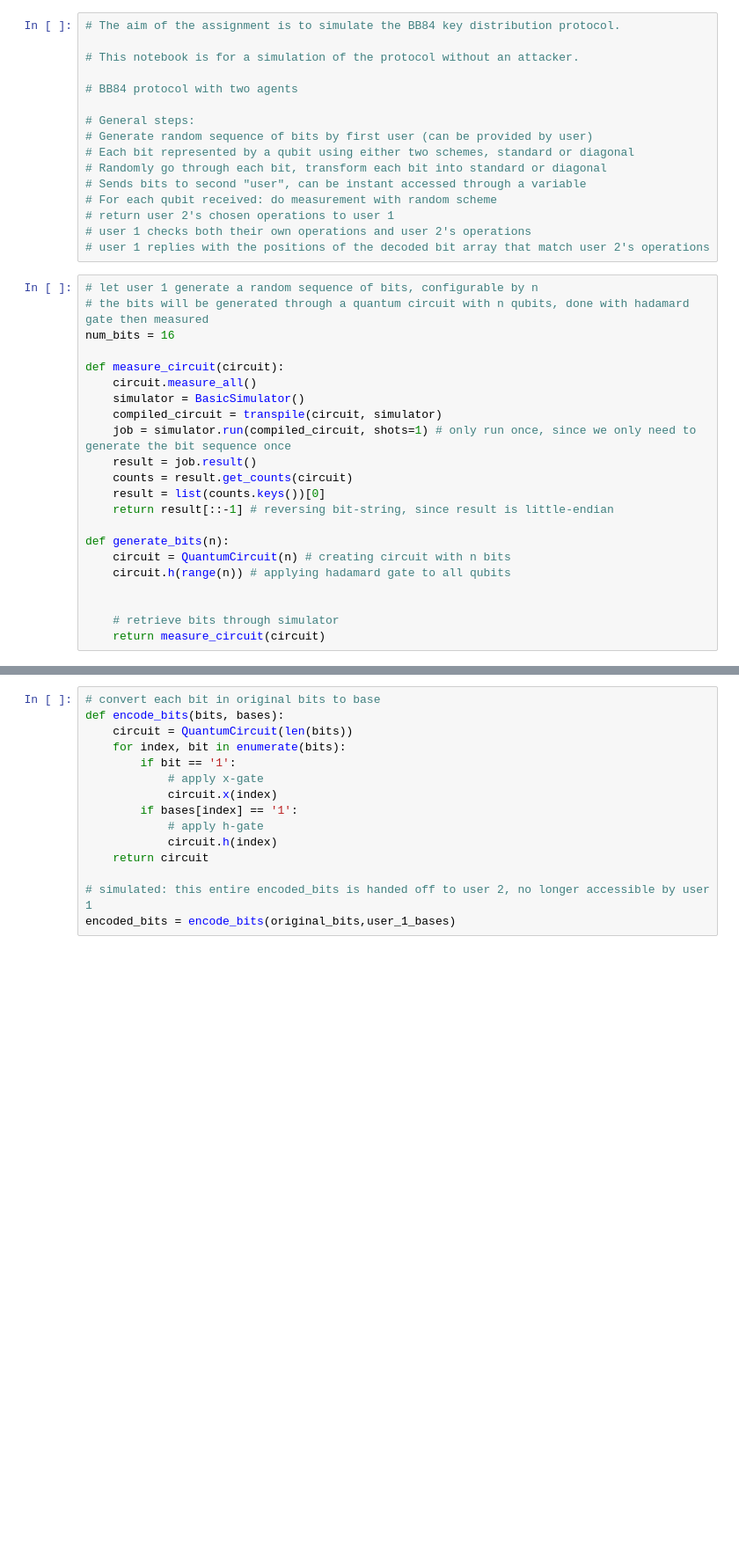
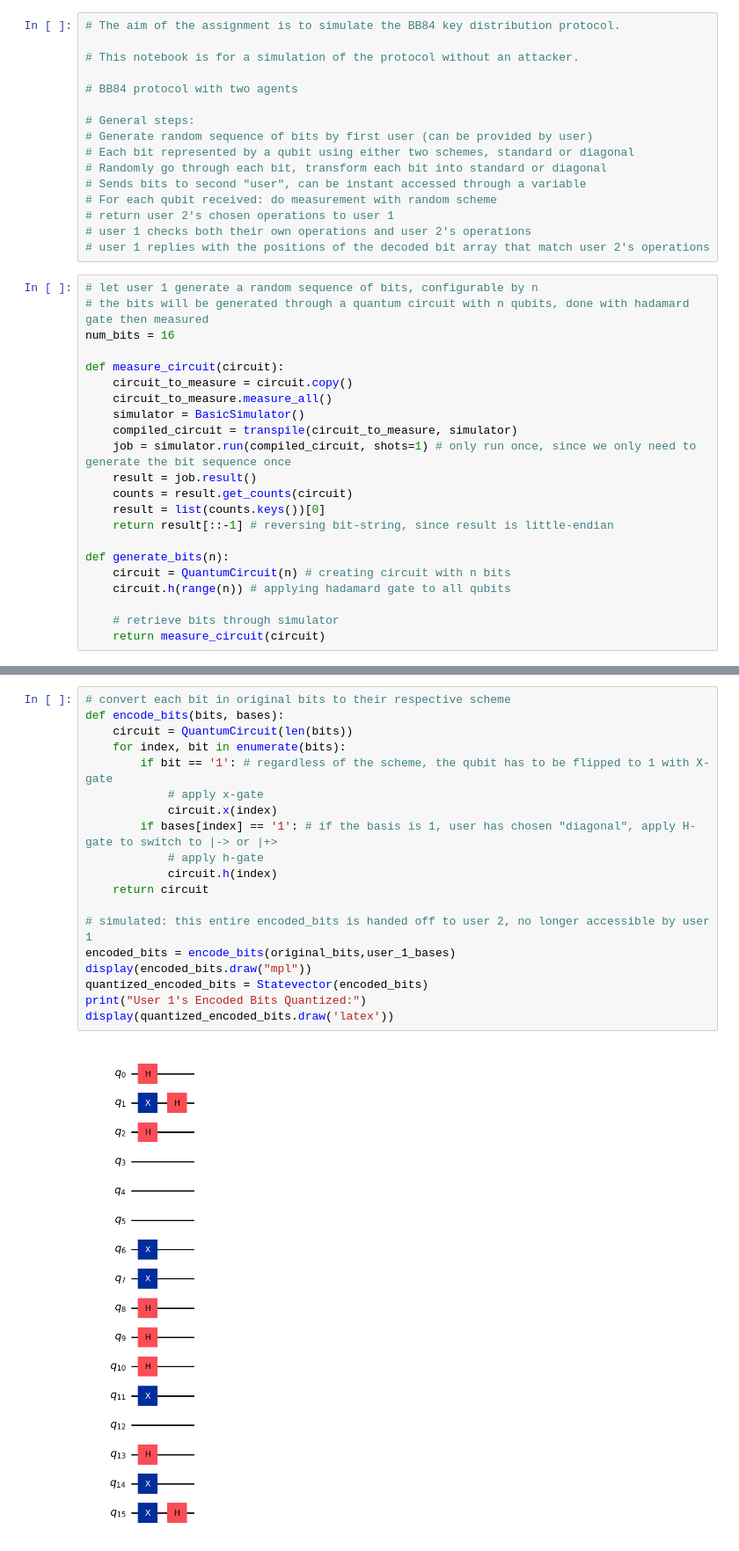
Before and after one commit to tlsloth/SIT-UofG-QC-Assignment, a Jupyter notebook: BB84-Plain.ipynb, the cells around one changed output, grey strips where cells are left out. Shown at 88% size. Cells and saved outputs as stored; diff of their text form; blank space fills up the shorter version.

Commit message:
feat: added visualization

```diff
--- a/BB84-Plain.ipynb
+++ b/BB84-Plain.ipynb
@@ -72,9 +87,10 @@ Note: you may need to restart the kernel to use updated packages.
 num_bits = 16
 
 def measure_circuit(circuit):
-    circuit.measure_all()
+    circuit_to_measure = circuit.copy()
+    circuit_to_measure.measure_all()
     simulator = BasicSimulator()
-    compiled_circuit = transpile(circuit, simulator)
+    compiled_circuit = transpile(circuit_to_measure, simulator)
     job = simulator.run(compiled_circuit, shots=1) # only run once, since we only need to generate the bit sequence once
     result = job.result()
     counts = result.get_counts(circuit)
@@ -85,7 +101,6 @@ def generate_bits(n):
     circuit = QuantumCircuit(n) # creating circuit with n bits
     circuit.h(range(n)) # applying hadamard gate to all qubits
 
-
     # retrieve bits through simulator
     return measure_circuit(circuit)
 # %%
@@ -101,15 +116,21 @@ user 1 base: 0010011101011010
 # %%
-# convert each bit in original bits to base
+# convert each bit in original bits to their respective scheme
 def encode_bits(bits, bases):
     circuit = QuantumCircuit(len(bits))
     for index, bit in enumerate(bits):
-        if bit == '1':
+        if bit == '1': # regardless of the scheme, the qubit has to be flipped to 1 with X-gate
             # apply x-gate
             circuit.x(index)
-        if bases[index] == '1':
+        if bases[index] == '1': # if the basis is 1, user has chosen "diagonal", apply H-gate to switch to |-> or |+>
             # apply h-gate
             circuit.h(index)
     return circuit
 
 # simulated: this entire encoded_bits is handed off to user 2, no longer accessible by user 1
 encoded_bits = encode_bits(original_bits,user_1_bases)
+display(encoded_bits.draw("mpl"))
+quantized_encoded_bits = Statevector(encoded_bits)
+print("User 1's Encoded Bits Quantized:")
+display(quantized_encoded_bits.draw('latex'))
+# %% [output]
+[figure, added]
```
Also changed, not shown: parts of 5 cells of this notebook.
